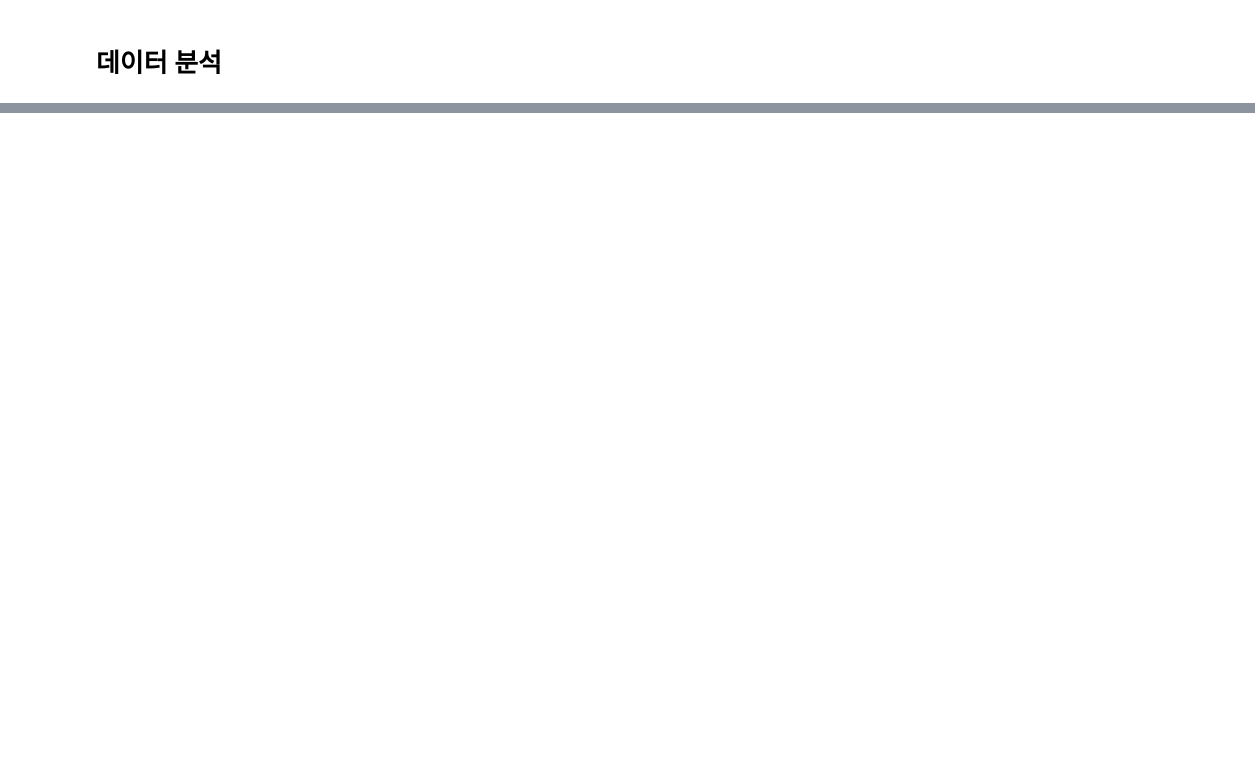
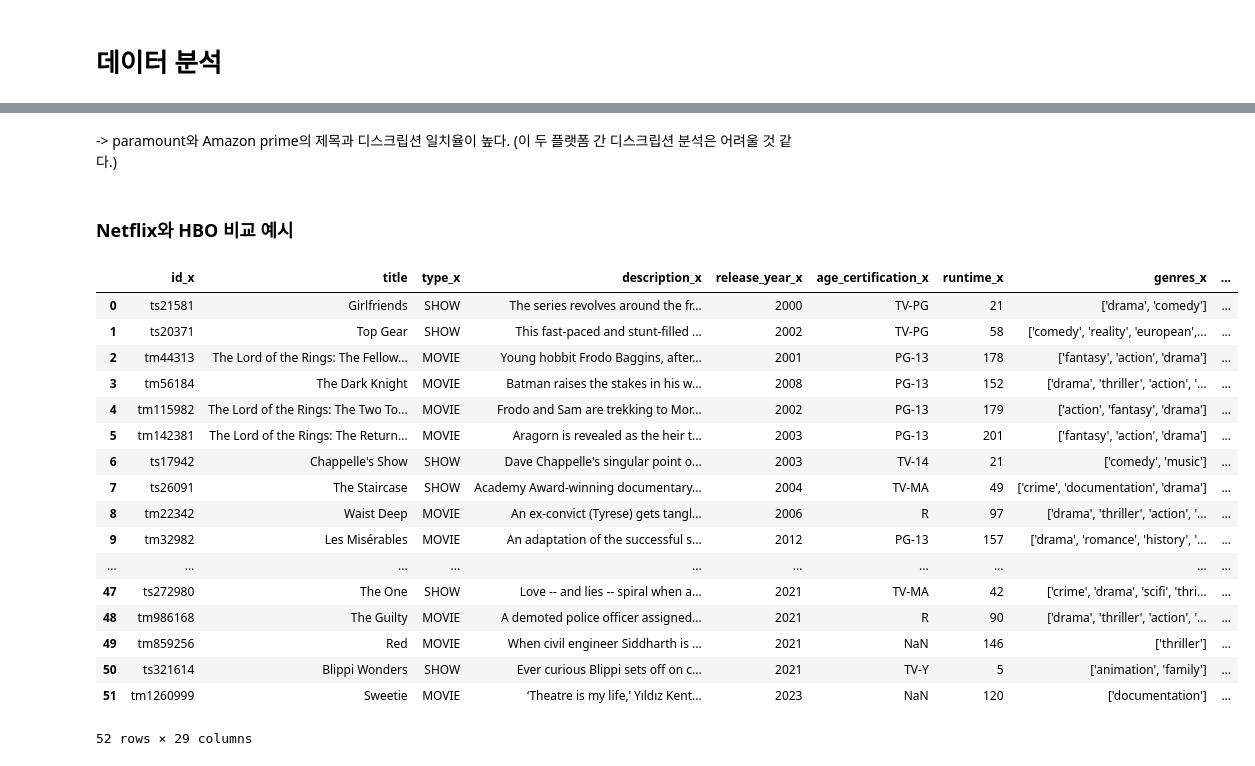
Before and after one commit to SoulTree-Lovers/DataScienceProject, a Jupyter notebook: SM/EDA.ipynb, the cells around one changed output, grey strips where cells are left out. Drawn from its saved outputs; the diff is of its cells as text; code cells hidden in the pictures; blank space fills up the shorter version.

Commit message:
각 플랫폼 별 description 분석 및 방향성 제시

```diff
--- a/SM/EDA.ipynb
+++ b/SM/EDA.ipynb
@@ -6,4 +7,8 @@ import pandas as pd
 # 파일 불러오기
 
 d_netflix = pd.read_csv("../Netflix_dataset/titles.csv")
-# d_hbo = pd.read_csv("../")
+d_hbo = pd.read_csv("../HBO_dataset/titles.csv")
+d_apple = pd.read_csv("../AppleTV_dataset/titles.csv")
+d_disney = pd.read_csv("../Disney_dataset/titles.csv")
+d_paramount = pd.read_csv("../Paramount_dataset/titles.csv")
+d_amazon = pd.read_csv("../Amazon_dataset/titles.csv")
@@ -25,0 +106,27 @@ d_netflix
+# %% [markdown]
+-> paramount와 Amazon prime의 제목과 디스크립션 일치율이 높다. (이 두 플랫폼 간 디스크립션 분석은 어려울 것 같다.)
+# %% [markdown]
+### Netflix와 HBO 비교 예시
+# %%
+# 제목이 같은 것만 추출
+merged_df = pd.merge(d_netflix, d_hbo, on="title")
+merged_df
+# %% [output]
+|  | id_x | title | type_x | description_x | release_year_x | age_certification_x | runtime_x | genres_x | ... |
+| 0 | ts21581 | Girlfriends | SHOW | The series revolves around the fr... | 2000 | TV-PG | 21 | ['drama', 'comedy'] | ... |
+| 1 | ts20371 | Top Gear | SHOW | This fast-paced and stunt-filled ... | 2002 | TV-PG | 58 | ['comedy', 'reality', 'european',... | ... |
+| 2 | tm44313 | The Lord of the Rings: The Fellow... | MOVIE | Young hobbit Frodo Baggins, after... | 2001 | PG-13 | 178 | ['fantasy', 'action', 'drama'] | ... |
+| 3 | tm56184 | The Dark Knight | MOVIE | Batman raises the stakes in his w... | 2008 | PG-13 | 152 | ['drama', 'thriller', 'action', '... | ... |
+| 4 | tm115982 | The Lord of the Rings: The Two To... | MOVIE | Frodo and Sam are trekking to Mor... | 2002 | PG-13 | 179 | ['action', 'fantasy', 'drama'] | ... |
+| 5 | tm142381 | The Lord of the Rings: The Return... | MOVIE | Aragorn is revealed as the heir t... | 2003 | PG-13 | 201 | ['fantasy', 'action', 'drama'] | ... |
+| 6 | ts17942 | Chappelle's Show | SHOW | Dave Chappelle's singular point o... | 2003 | TV-14 | 21 | ['comedy', 'music'] | ... |
+| 7 | ts26091 | The Staircase | SHOW | Academy Award-winning documentary... | 2004 | TV-MA | 49 | ['crime', 'documentation', 'drama'] | ... |
+| 8 | tm22342 | Waist Deep | MOVIE | An ex-convict (Tyrese) gets tangl... | 2006 | R | 97 | ['drama', 'thriller', 'action', '... | ... |
+| 9 | tm32982 | Les Misérables | MOVIE | An adaptation of the successful s... | 2012 | PG-13 | 157 | ['drama', 'romance', 'history', '... | ... |
+| ... | ... | ... | ... | ... | ... | ... | ... | ... | ... |
+| 47 | ts272980 | The One | SHOW | Love -- and lies -- spiral when a... | 2021 | TV-MA | 42 | ['crime', 'drama', 'scifi', 'thri... | ... |
+| 48 | tm986168 | The Guilty | MOVIE | A demoted police officer assigned... | 2021 | R | 90 | ['drama', 'thriller', 'action', '... | ... |
+| 49 | tm859256 | Red | MOVIE | When civil engineer Siddharth is ... | 2021 | NaN | 146 | ['thriller'] | ... |
+| 50 | ts321614 | Blippi Wonders | SHOW | Ever curious Blippi sets off on c... | 2021 | TV-Y | 5 | ['animation', 'family'] | ... |
+| 51 | tm1260999 | Sweetie | MOVIE | ‘Theatre is my life,’ Yıldız Kent... | 2023 | NaN | 120 | ['documentation'] | ... |
+52 rows × 29 columns
```
Also changed, not shown: parts of 12 cells of this notebook.
